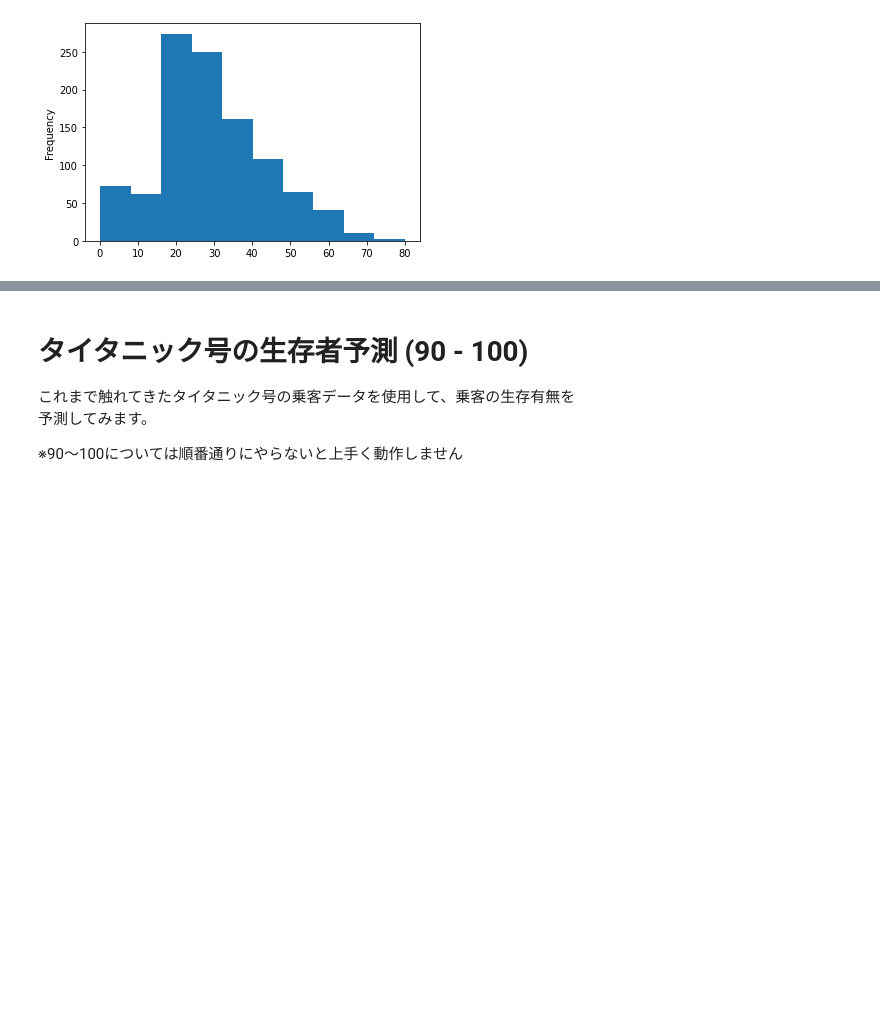
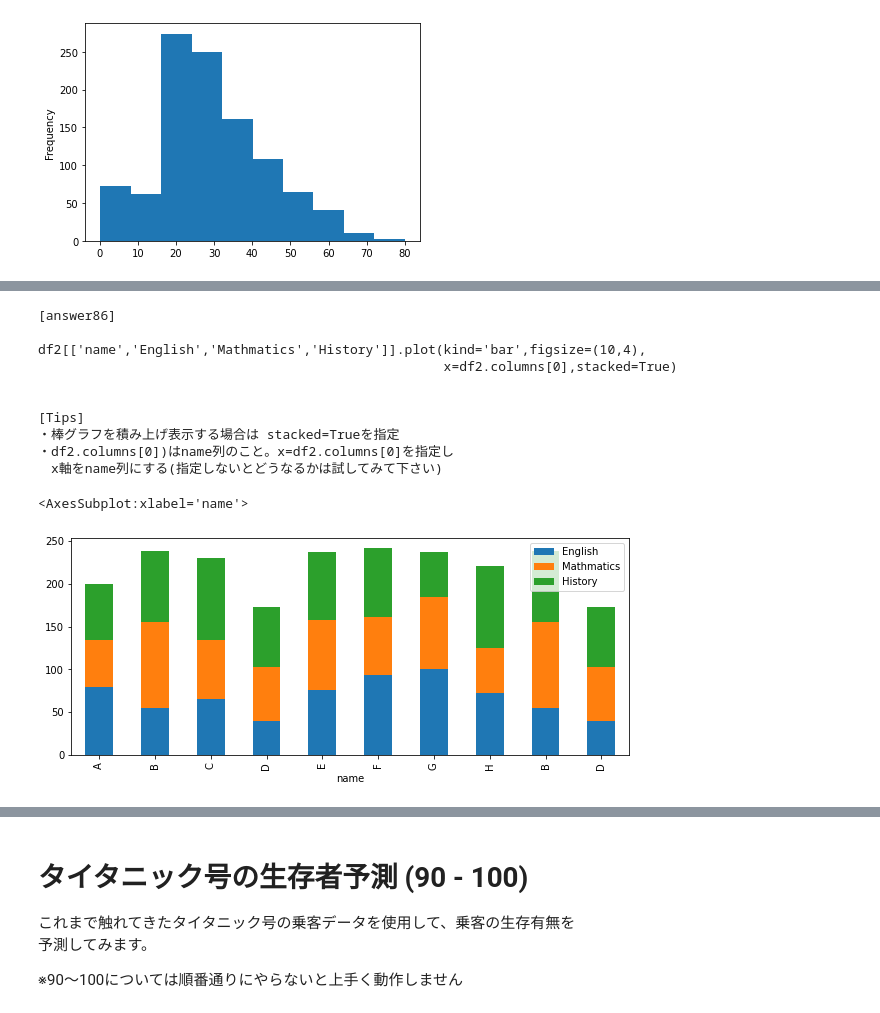
Before and after one commit to tamat0/pandas100, a Jupyter notebook: pandas_100_knocks_v1.0.4/notebook/01_Pandas_100_Knocks_for_Begginer_v1.0.4.ipynb, the cells around one changed output, grey strips where cells are left out. Cells and saved outputs as stored; diff of their text form; code cells hidden in the pictures; blank space fills up the shorter version.

```diff
--- a/pandas_100_knocks_v1.0.4/notebook/01_Pandas_100_Knocks_for_Begginer_v1.0.4.ipynb
+++ b/pandas_100_knocks_v1.0.4/notebook/01_Pandas_100_Knocks_for_Begginer_v1.0.4.ipynb
@@ -2186,8 +2217,23 @@ df2 = initialize2() #初期化
 # %%
 # 【86】
 # df2のname列の要素ごとの3科目を積み上げ棒グラフで表示
-#print(ans[86]) #回答表示
+print(ans[86]) #回答表示
 df2 = initialize2() #初期化
+df2[['name','English','Mathmatics','History']].plot(kind='bar',figsize=(10,4),
+                                                    x=df2.columns[0],stacked=True)
+# %% [output]
+[answer86]
+
+df2[['name','English','Mathmatics','History']].plot(kind='bar',figsize=(10,4),
+                                                    x=df2.columns[0],stacked=True)
+
+
+[Tips]
+・棒グラフを積み上げ表示する場合は stacked=Trueを指定
+・df2.columns[0])はname列のこと。x=df2.columns[0]を指定し
+　x軸をname列にする(指定しないとどうなるかは試してみて下さい)
+<AxesSubplot:xlabel='name'>
+[figure, added]
 # %%
 # 【87】
 # dfの各列間の散布図を表示
```
Also changed, not shown: parts of 16 cells of this notebook, 1 other file.
